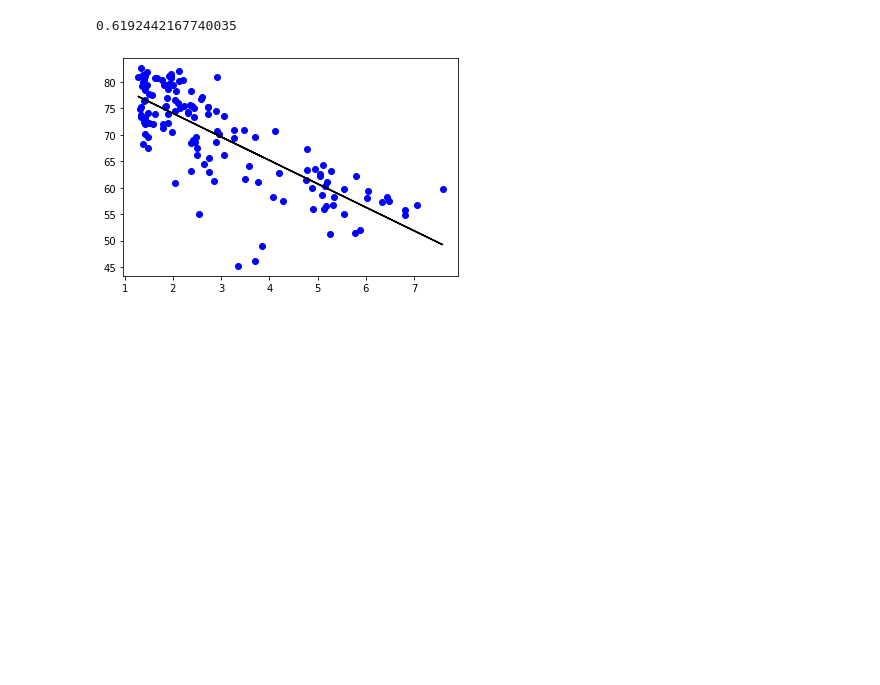
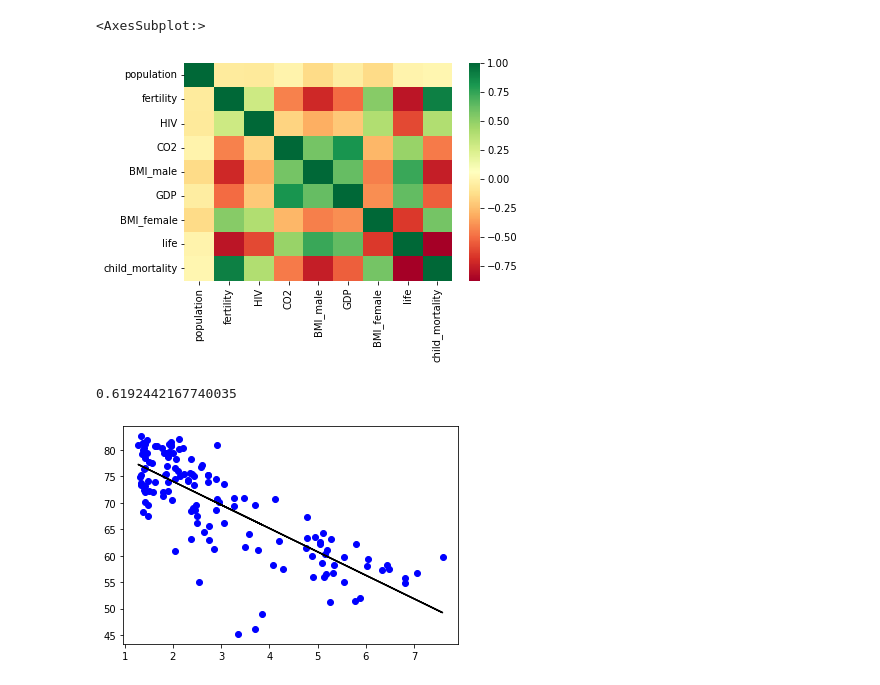
Before and after one commit to dohaicuong/big-data-analysis, a Jupyter notebook: src/lab3/2.1 linear_regression.ipynb, the cells around one changed output. Drawn from its saved outputs; the diff is of its cells as text; code cells hidden in the pictures; blank space fills up the shorter version.

```diff
--- a/src/lab3/2.1 linear_regression.ipynb
+++ b/src/lab3/2.1 linear_regression.ipynb
@@ -13,3 +13,10 @@ df.head()
+# %%
+import seaborn as sns
+
+sns.heatmap(df.corr(), cmap='RdYlGn')
+# %% [output]
+<AxesSubplot:>
+[figure, added]
 # %%
 # LINEAR REGRESSION
 
```
Also changed, not shown: parts of 2 cells of this notebook, 1 other file.
